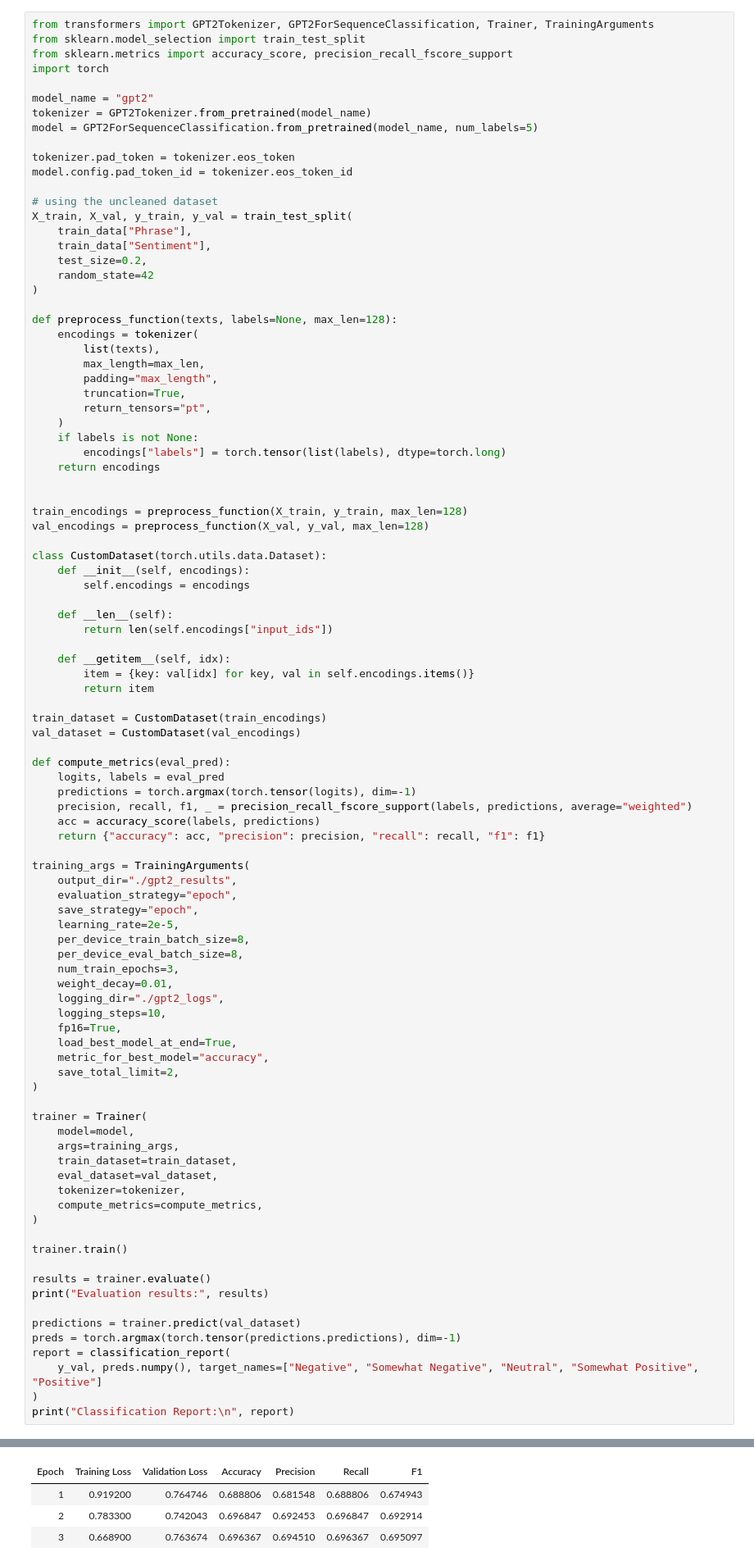
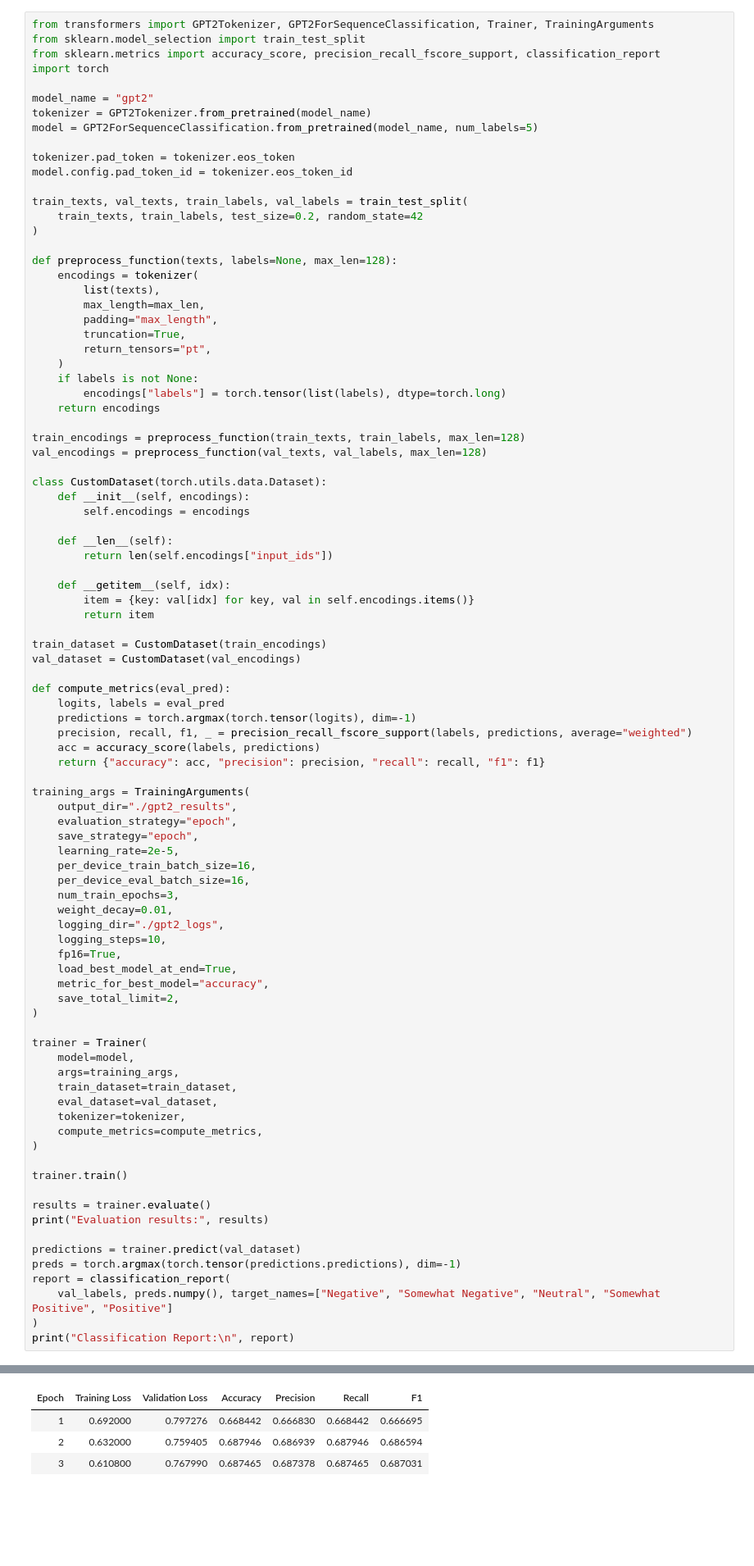
Before and after one commit to yssscz/Shicheng-Yan-DS-project, a Jupyter notebook: ds_5220.ipynb, the cells around one changed output, grey strips where cells are left out. Shown at 82% size. Cells and saved outputs as stored; diff of their text form; blank space fills up the shorter version.

```diff
--- a/ds_5220.ipynb
+++ b/ds_5220.ipynb
@@ -475,7 +505,7 @@ Somewhat Positive       0.64      0.62      0.63      6707
 # %%
 from transformers import GPT2Tokenizer, GPT2ForSequenceClassification, Trainer, TrainingArguments
 from sklearn.model_selection import train_test_split
-from sklearn.metrics import accuracy_score, precision_recall_fscore_support
+from sklearn.metrics import accuracy_score, precision_recall_fscore_support, classification_report
 import torch
 
 model_name = "gpt2"
@@ -485,12 +515,8 @@ model = GPT2ForSequenceClassification.from_pretrained(model_name, num_labels=5)
 tokenizer.pad_token = tokenizer.eos_token
 model.config.pad_token_id = tokenizer.eos_token_id
 
-# using the uncleaned dataset
-X_train, X_val, y_train, y_val = train_test_split(
-    train_data["Phrase"],
-    train_data["Sentiment"],
-    test_size=0.2,
-    random_state=42
+train_texts, val_texts, train_labels, val_labels = train_test_split(
+    train_texts, train_labels, test_size=0.2, random_state=42
 )
 
 def preprocess_function(texts, labels=None, max_len=128):
@@ -505,9 +531,8 @@ def preprocess_function(texts, labels=None, max_len=128):
         encodings["labels"] = torch.tensor(list(labels), dtype=torch.long)
     return encodings
 
-
-train_encodings = preprocess_function(X_train, y_train, max_len=128)
-val_encodings = preprocess_function(X_val, y_val, max_len=128)
+train_encodings = preprocess_function(train_texts, train_labels, max_len=128)
+val_encodings = preprocess_function(val_texts, val_labels, max_len=128)
 
 class CustomDataset(torch.utils.data.Dataset):
     def __init__(self, encodings):
@@ -535,8 +560,8 @@ training_args = TrainingArguments(
     evaluation_strategy="epoch",
     save_strategy="epoch",
     learning_rate=2e-5,
-    per_device_train_batch_size=8,
-    per_device_eval_batch_size=8,
+    per_device_train_batch_size=16,
+    per_device_eval_batch_size=16,
     num_train_epochs=3,
     weight_decay=0.01,
     logging_dir="./gpt2_logs",
@@ -564,7 +589,7 @@ print("Evaluation results:", results)
 predictions = trainer.predict(val_dataset)
 preds = torch.argmax(torch.tensor(predictions.predictions), dim=-1)
 report = classification_report(
-    y_val, preds.numpy(), target_names=["Negative", "Somewhat Negative", "Neutral", "Somewhat Positive", "Positive"]
+    val_labels, preds.numpy(), target_names=["Negative", "Somewhat Negative", "Neutral", "Somewhat Positive", "Positive"]
 )
 print("Classification Report:\n", report)
 # %% [output]
@@ -574,5 +600,5 @@ You should probably TRAIN this model on a down-stream task to be able to use it
 | Epoch | Training Loss | Validation Loss | Accuracy | Precision | Recall | F1 |
-| 1 | 0.919200 | 0.764746 | 0.688806 | 0.681548 | 0.688806 | 0.674943 |
-| 2 | 0.783300 | 0.742043 | 0.696847 | 0.692453 | 0.696847 | 0.692914 |
-| 3 | 0.668900 | 0.763674 | 0.696367 | 0.694510 | 0.696367 | 0.695097 |
+| 1 | 0.692000 | 0.797276 | 0.668442 | 0.666830 | 0.668442 | 0.666695 |
+| 2 | 0.632000 | 0.759405 | 0.687946 | 0.686939 | 0.687946 | 0.686594 |
+| 3 | 0.610800 | 0.767990 | 0.687465 | 0.687378 | 0.687465 | 0.687031 |
 [interactive output not drawn]
```
Also changed, not shown: parts of 7 cells of this notebook.
